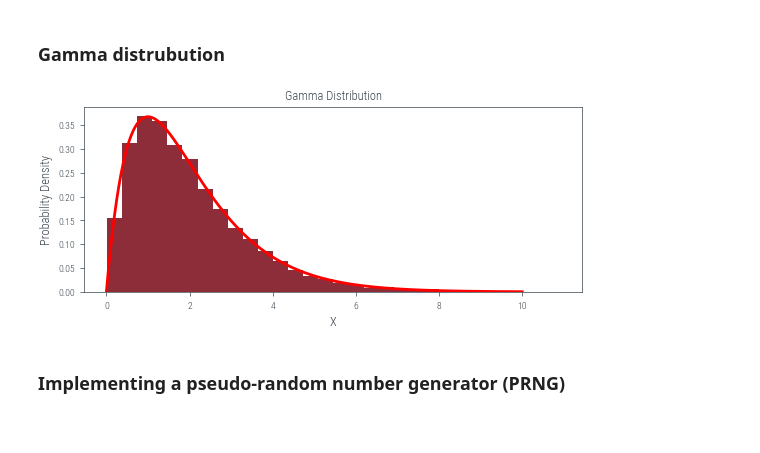
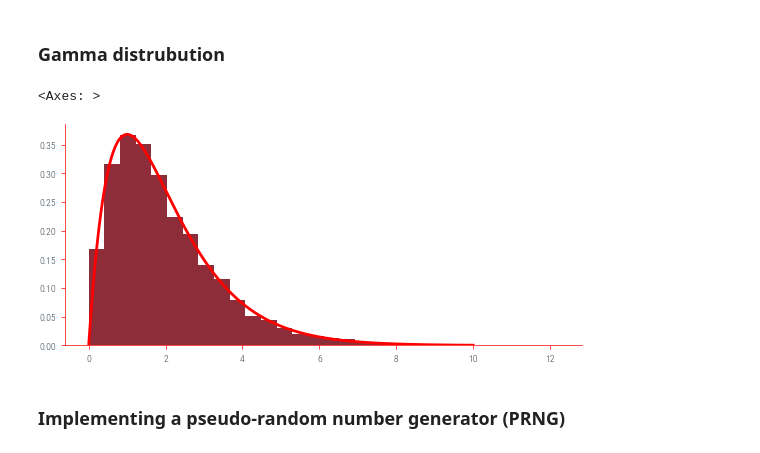
Before and after one commit to rishabh-mondal/Rishabh-mondal.github.io, a Jupyter notebook: posts/Sampling_distributions.ipynb, the cells around one changed output. Saved outputs shown, nothing was run; the diff lists cells and outputs as text; code cells hidden in the pictures.

```diff
--- a/posts/Sampling_distributions.ipynb
+++ b/posts/Sampling_distributions.ipynb
@@ -236,39 +236,22 @@ format_axes(plt.gca())
 # %% [markdown]
 ### Gamma distrubution
 # %%
-import torch
-import matplotlib.pyplot as plt
-
-# Set the parameters for the Gamma distribution
 alpha = 2.0
 beta = 1.0
-
 # Create a Gamma distribution object
 gamma_dist = torch.distributions.Gamma(alpha, beta)
-
-# Generate samples from the distribution
 samples = gamma_dist.sample((n_samples,))
-
-# Convert samples to numpy array
 samples_np = samples.numpy()
-
-# Plot the histogram of samples
 plt.hist(samples_np, bins=30, density=True)
 
 # Plot the probability density function (PDF)
-x = torch.linspace(0, 10, 1000)
+x = torch.linspace(0, 10, n_samples)
 pdf = gamma_dist.log_prob(x).exp()
 plt.plot(x.numpy(), pdf.numpy(), 'r-', linewidth=2)
-
-# Add labels and title
-plt.xlabel('X')
-plt.ylabel('Probability Density')
-plt.title('Gamma Distribution')
-
-# Display the plot
-plt.show()
+format_axes(plt.gca())
 # %% [output]
+<Axes: >
-[figure, old version]
+[figure, new version]
 # %% [markdown]
 ### Implementing a pseudo-random number generator (PRNG)
 # %% [markdown]
```
Also changed, not shown: 3 other files.
